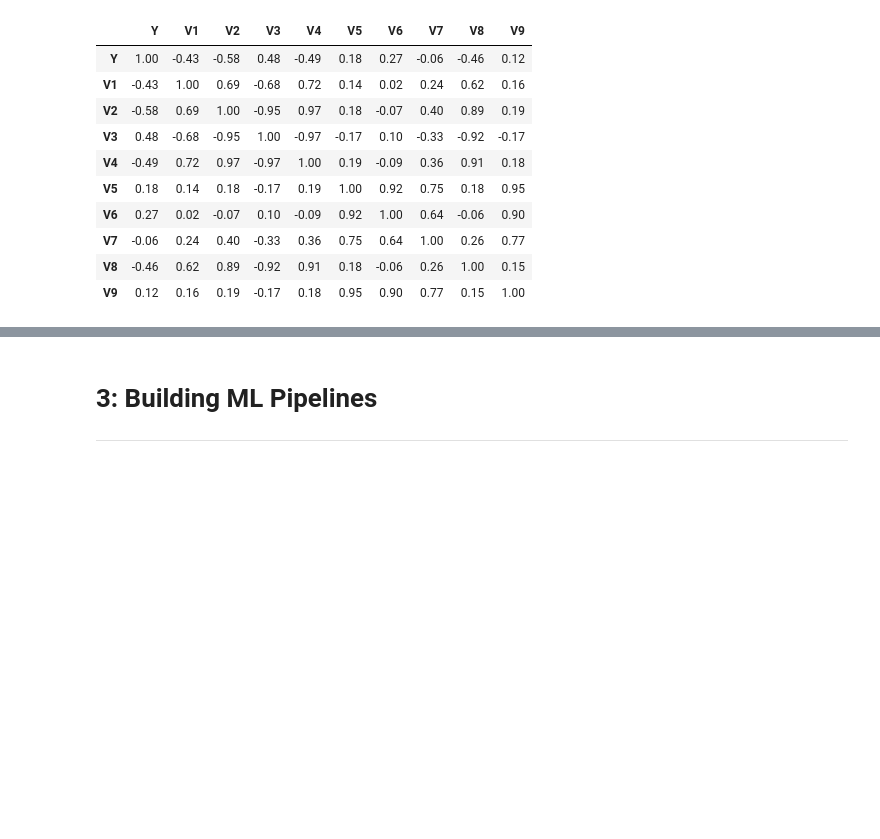
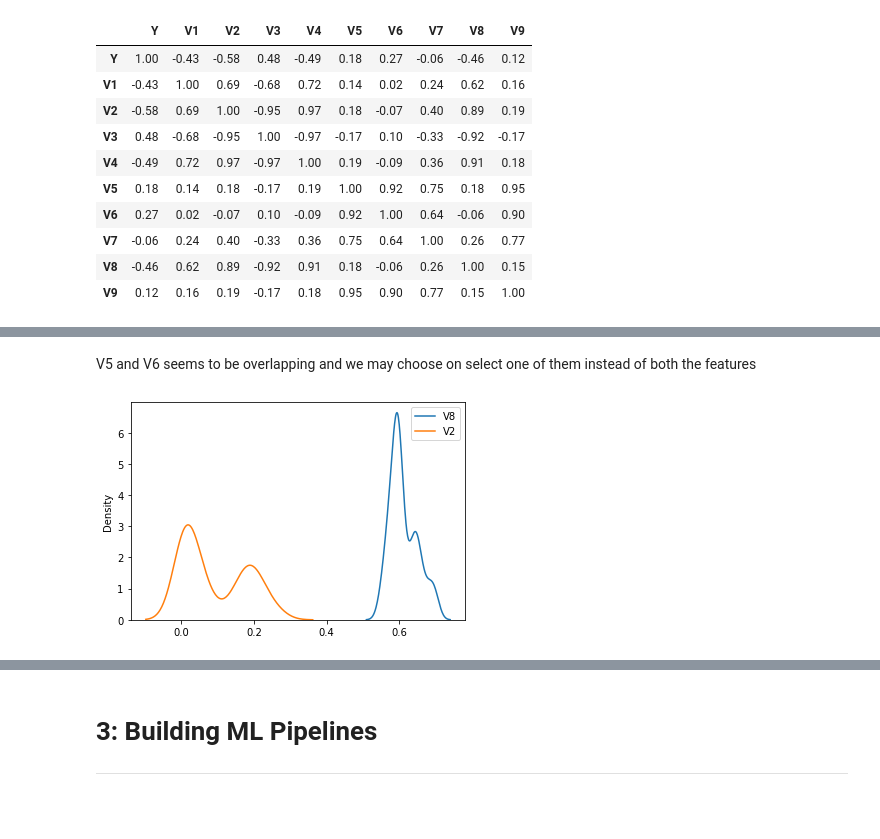
Before and after one commit to hargurjeet/hpe, a Jupyter notebook: Problem_2_hpe.ipynb, the cells around one changed output, grey strips where cells are left out. Cells and saved outputs as stored; diff of their text form; code cells hidden in the pictures; blank space fills up the shorter version.

```diff
--- a/Problem_2_hpe.ipynb
+++ b/Problem_2_hpe.ipynb
@@ -191,0 +200,6 @@ corr.style.background_gradient(cmap='coolwarm').set_precision(2)
+# %% [markdown]
+V5 and V6 seems to be overlapping and we may choose on select one of them instead of both the features
+# %%
+sns.kdeplot(data=df_training[['V8', 'V2']]);
+# %% [output]
+[figure, added]
```
Also changed, not shown: parts of 8 cells of this notebook.
